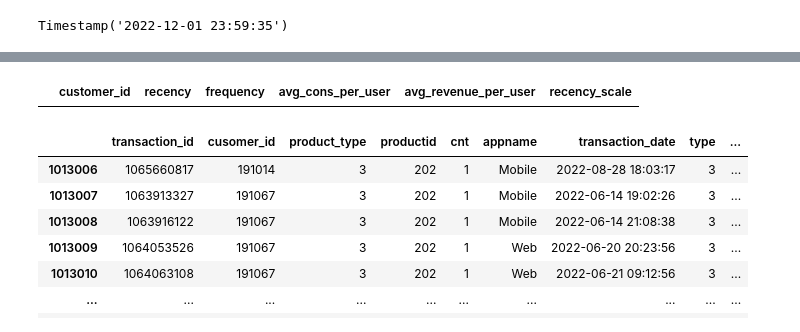
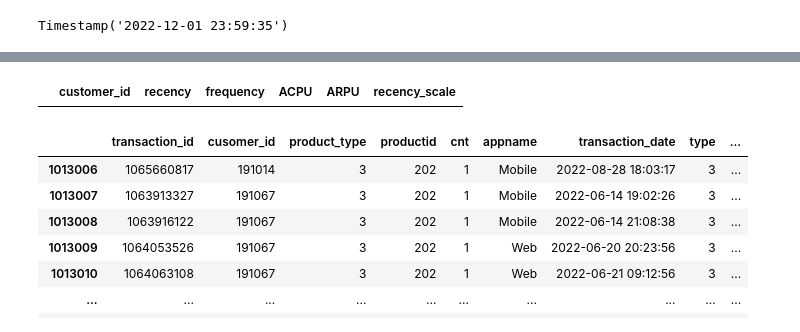
Before and after one commit to Oskareh/capstone, a Jupyter notebook: comperhensive_preparation.ipynb, the cells around one changed output, grey strips where cells are left out. Saved outputs shown, nothing was run; the diff lists cells and outputs as text; code cells hidden in the pictures.

```diff
--- a/comperhensive_preparation.ipynb
+++ b/comperhensive_preparation.ipynb
@@ -568,9 +588,9 @@ customer_tab = customer_tab[['customer_id','sum_of_volume','total_revenue','tran
 customer_tab.columns=['customer_id','sum_of_volume', 'total_revenue','difference_days']
 # %%
 # Calculating ACPU
-customer_tab['avg_cons_per_user'] = customer_tab['sum_of_volume']/(customer_tab['difference_days']/30)
+customer_tab['ACPU'] = customer_tab['sum_of_volume']/(customer_tab['difference_days']/30)
 # Calculating ARPU
-customer_tab['avg_revenue_per_user'] = customer_tab['total_revenue']/(customer_tab['difference_days']/30)
+customer_tab['ARPU'] = customer_tab['total_revenue']/(customer_tab['difference_days']/30)
 # %%
 # Grouping by 'customer_id' and calculating the frequency of 'RatePlan' in 'typename'
 customer_frequency = sales_prod_df[sales_prod_df['typename'] == 'RatePlan'].groupby('cusomer_id').size().reset_index(name='frequency')
@@ -606,7 +626,7 @@ customer_recency.columns = ['customer_id', 'recency']
 customer_tab = customer_tab.merge(customer_recency, on='customer_id', how = 'left')
 # %%
 # Dropping non_important columns
-customer_tab = customer_tab[['customer_id','recency','frequency','avg_cons_per_user','avg_revenue_per_user']]
+customer_tab = customer_tab[['customer_id','recency','frequency','ACPU','ARPU']]
 # %%
 customer_tab['recency_scale'] = customer_tab['recency'].apply(lambda x: -1 if x < 0 else x)
 # %%
@@ -649,7 +666,7 @@ customer_tab
 # %%
-customer_tab.query("avg_revenue_per_user == inf and frequency==1 ") # checking code
+customer_tab.query("ARPU == inf and frequency==1 ") # checking code
 # %% [output]
-|  | customer_id | recency | frequency | avg_cons_per_user | avg_revenue_per_user | recency_scale |
+|  | customer_id | recency | frequency | ACPU | ARPU | recency_scale |
 # %%
 sales_prod_df.query('product_type == 3 ') # checking the code
 # %% [output]
```
Also changed, not shown: parts of 14 cells of this notebook.
